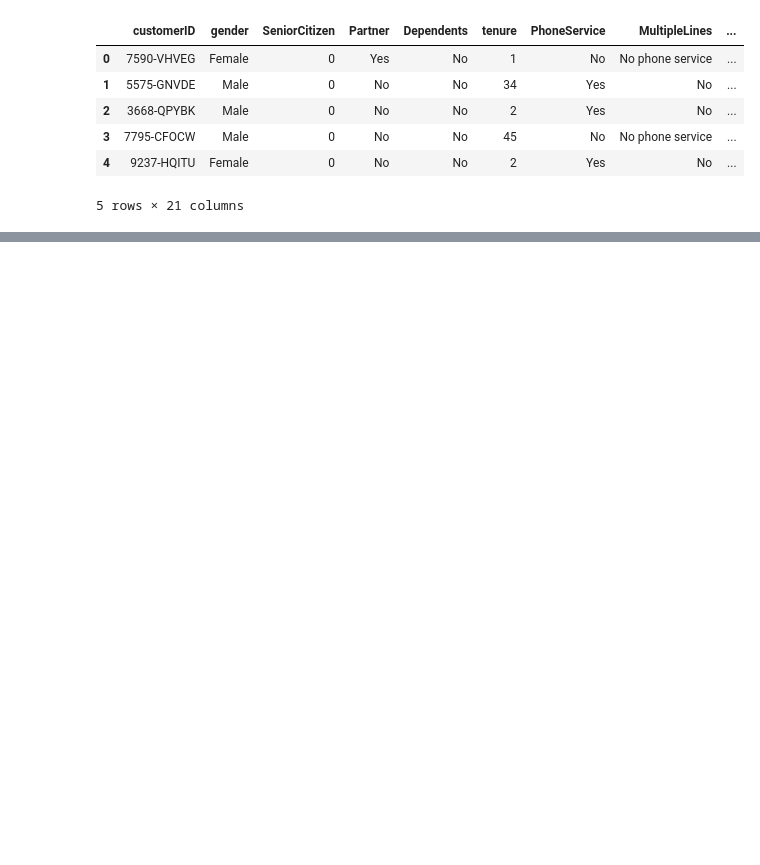
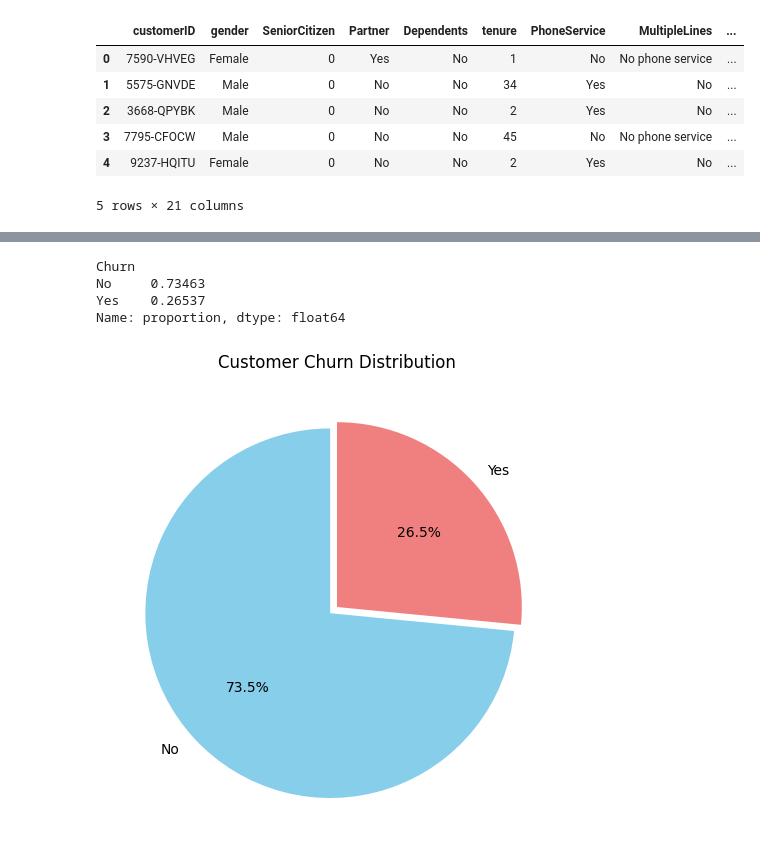
Before and after one commit to bhaveshnegi/Customer-Churn-Prediction-System, a Jupyter notebook: customer_churn.ipynb, the cells around one changed output, grey strips where cells are left out. Drawn from its saved outputs; the diff is of its cells as text; code cells hidden in the pictures; blank space fills up the shorter version.

```diff
--- a/customer_churn.ipynb
+++ b/customer_churn.ipynb
@@ -14,0 +181,3 @@ df.head()
+# %%
+# Drop customerID
+df.drop('customerID', axis=1, inplace=True)
@@ -14,0 +189,4 @@ df.head()
+# %%
+# Convert TotalCharges
+df['TotalCharges'] = pd.to_numeric(df['TotalCharges'], errors='coerce')
+df = df.dropna(subset=['TotalCharges'])
@@ -14,0 +208,5 @@ df.head()
+# %%
+# Encode categorical columns
+le = LabelEncoder()
+for col in df.select_dtypes(include='object').columns:
+    df[col] = le.fit_transform(df[col])
@@ -14,0 +243,22 @@ df.head()
+# %%
+churn_counts = df['Churn'].value_counts()
+df['Churn'].value_counts(normalize=True)
+# %% [output]
+Churn
+No     0.73463
+Yes    0.26537
+Name: proportion, dtype: float64
+# %%
+# Pie chart
+plt.figure(figsize=(6,6))
+plt.pie(churn_counts,
+        labels=churn_counts.index,
+        autopct='%1.1f%%',
+        startangle=90,
+        colors=['skyblue', 'lightcoral'],
+        explode=(0.05, 0))  # Slightly separate slices for emphasis
+
+plt.title("Customer Churn Distribution")
+plt.show()
+# %% [output]
+[figure, added]
```
Also changed, not shown: parts of 26 cells of this notebook, 1 other file.
